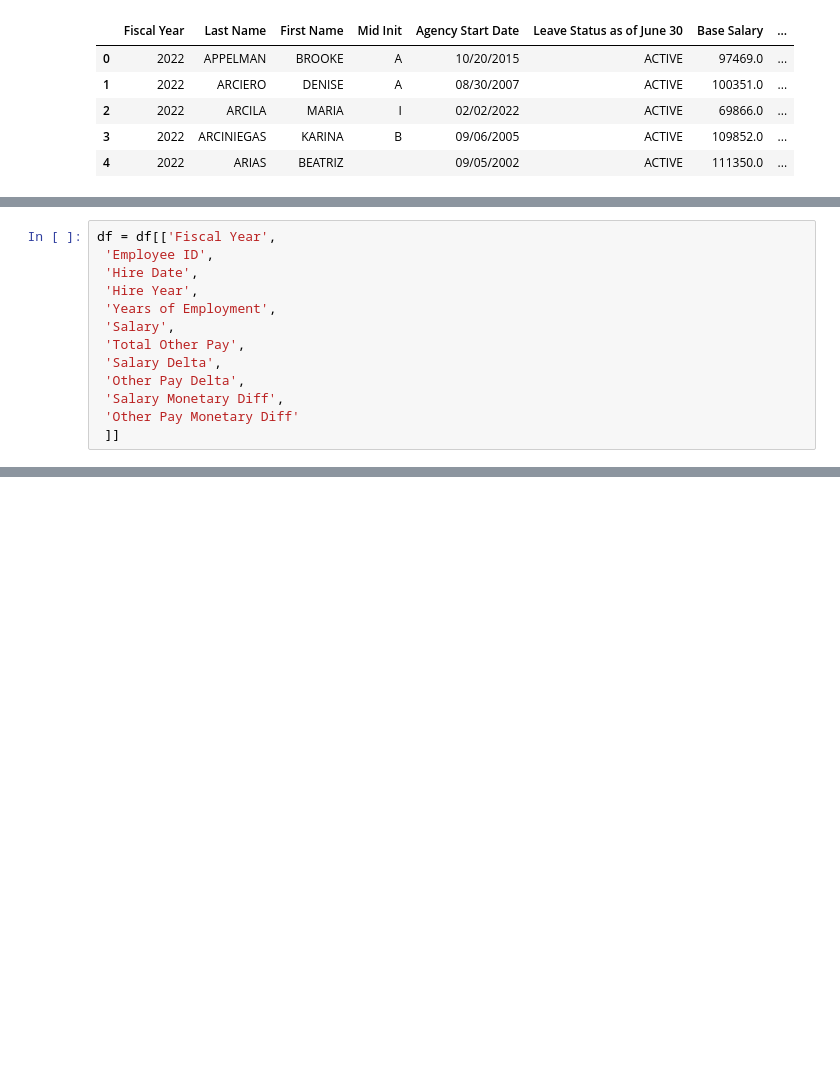
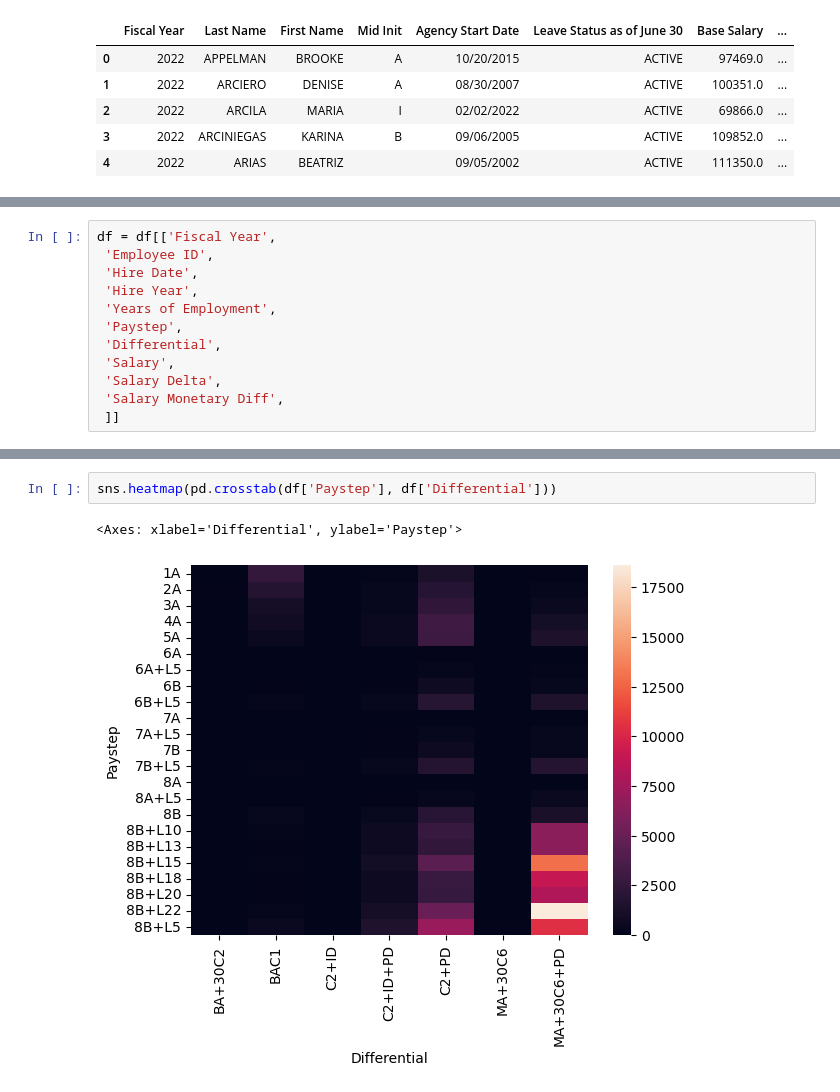
Before and after one commit to Anias-clo/Teacher_Payroll_Analysis, a Jupyter notebook: uft_analysis.ipynb, the cells around one changed output, grey strips where cells are left out. Drawn from its saved outputs; the diff is of its cells as text; blank space fills up the shorter version.

```diff
--- a/uft_analysis.ipynb
+++ b/uft_analysis.ipynb
@@ -122,10 +136,9 @@ df = df[['Fiscal Year',
  'Hire Date',
  'Hire Year',
  'Years of Employment',
+ 'Paystep',
+ 'Differential',
  'Salary',
- 'Total Other Pay',
  'Salary Delta',
- 'Other Pay Delta',
  'Salary Monetary Diff',
- 'Other Pay Monetary Diff'
  ]]
@@ -207,0 +165,5 @@ df_uft_negotiated_contract['Paystep'].value_counts()
+# %%
+sns.heatmap(pd.crosstab(df['Paystep'], df['Differential']))
+# %% [output]
+<Axes: xlabel='Differential', ylabel='Paystep'>
+[figure, added]
```
Also changed, not shown: parts of 21 cells of this notebook, 2 other files.
